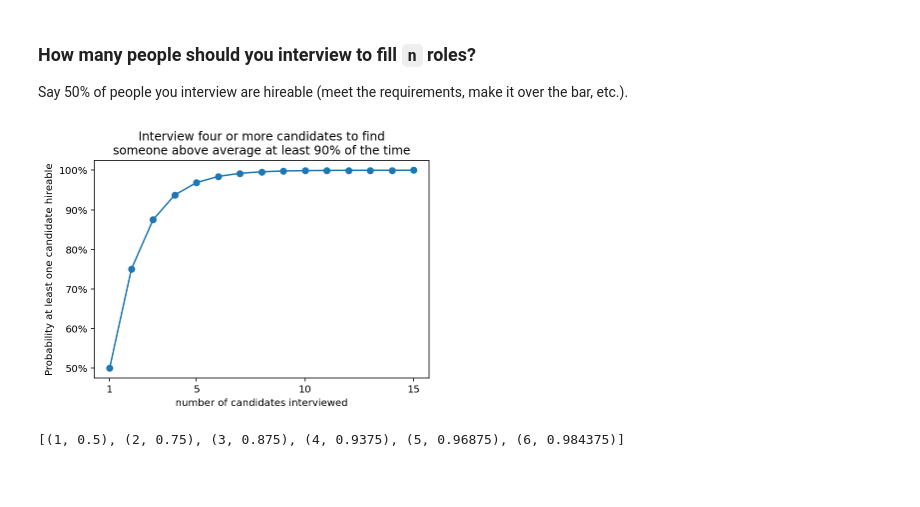
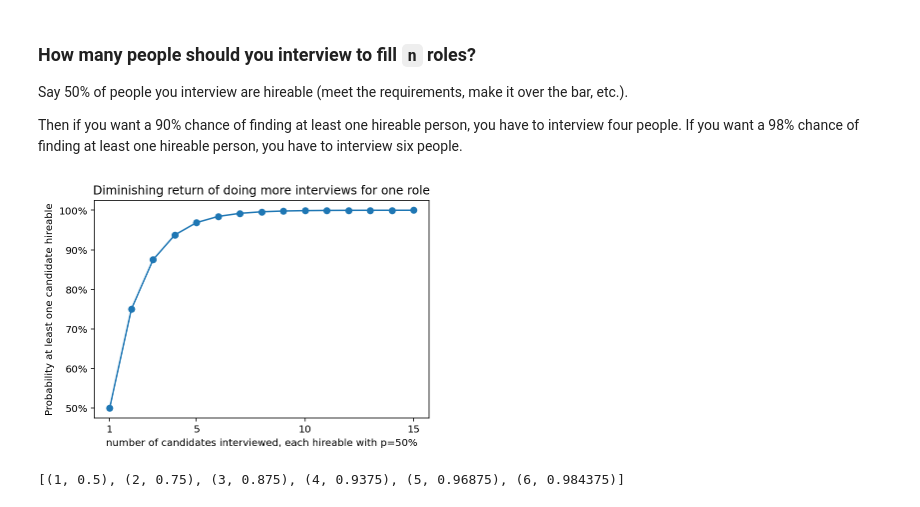
Before and after one commit to ajschumacher/interviews_for_n_roles, a Jupyter notebook: interviews_for_n_roles.ipynb, the cells around one changed output. Drawn from its saved outputs; the diff is of its cells as text; code cells hidden in the pictures; blank space fills up the shorter version.

```diff
--- a/interviews_for_n_roles.ipynb
+++ b/interviews_for_n_roles.ipynb
@@ -8,18 +8,19 @@ import matplotlib.ticker
 ### How many people should you interview to fill `n` roles?
 
 Say 50% of people you interview are hireable (meet the requirements, make it over the bar, etc.).
+
+Then if you want a 90% chance of finding at least one hireable person, you have to interview four people. If you want a 98% chance of finding at least one hireable person, you have to interview six people.
 # %%
 p_hire = 0.5
 probs = [1 - (1 - p_hire)**panel_n for panel_n in range(1, 15 + 1)]
 plt.plot(probs, '-o')
 plt.gca().yaxis.set_major_formatter(matplotlib.ticker.PercentFormatter(decimals=0, xmax=1))
 plt.xticks([0, 4, 9, 14], [1, 5, 10, 15])
-plt.xlabel('number of candidates interviewed')
+plt.xlabel('number of candidates interviewed, each hireable with p=50%')
 plt.ylabel(f'Probability at least one candidate hireable')
-plt.title('Interview four or more candidates to find\n'
-          'someone above average at least 90% of the time')
+plt.title('Diminishing return of doing more interviews for one role')
 plt.show()
 list(zip(range(1, 7), probs))
 # %% [output]
-[figure, old version]
+[figure, new version]
 [(1, 0.5), (2, 0.75), (3, 0.875), (4, 0.9375), (5, 0.96875), (6, 0.984375)]
```
Also changed, not shown: parts of 45 cells of this notebook, 1 other file.
